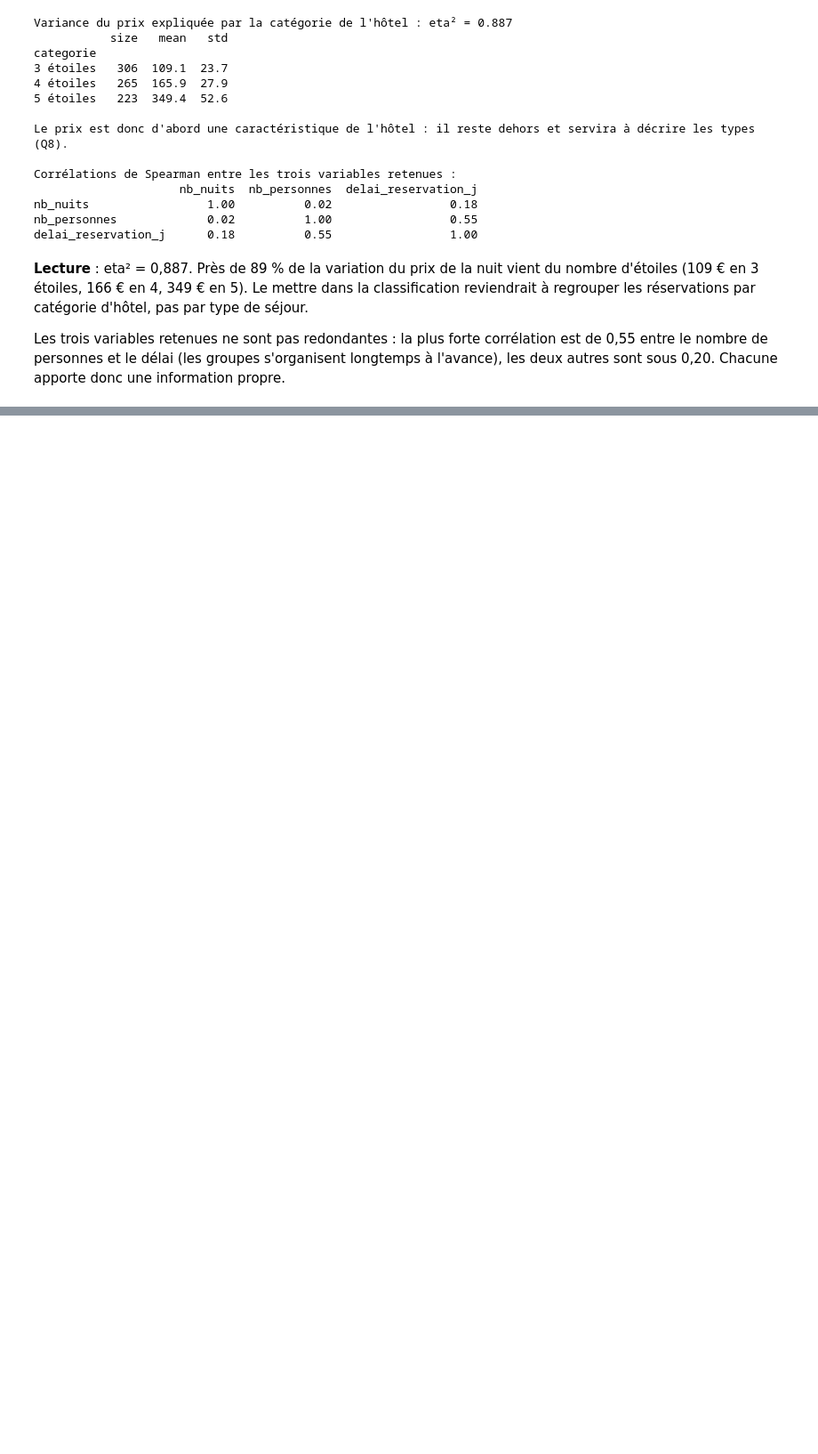
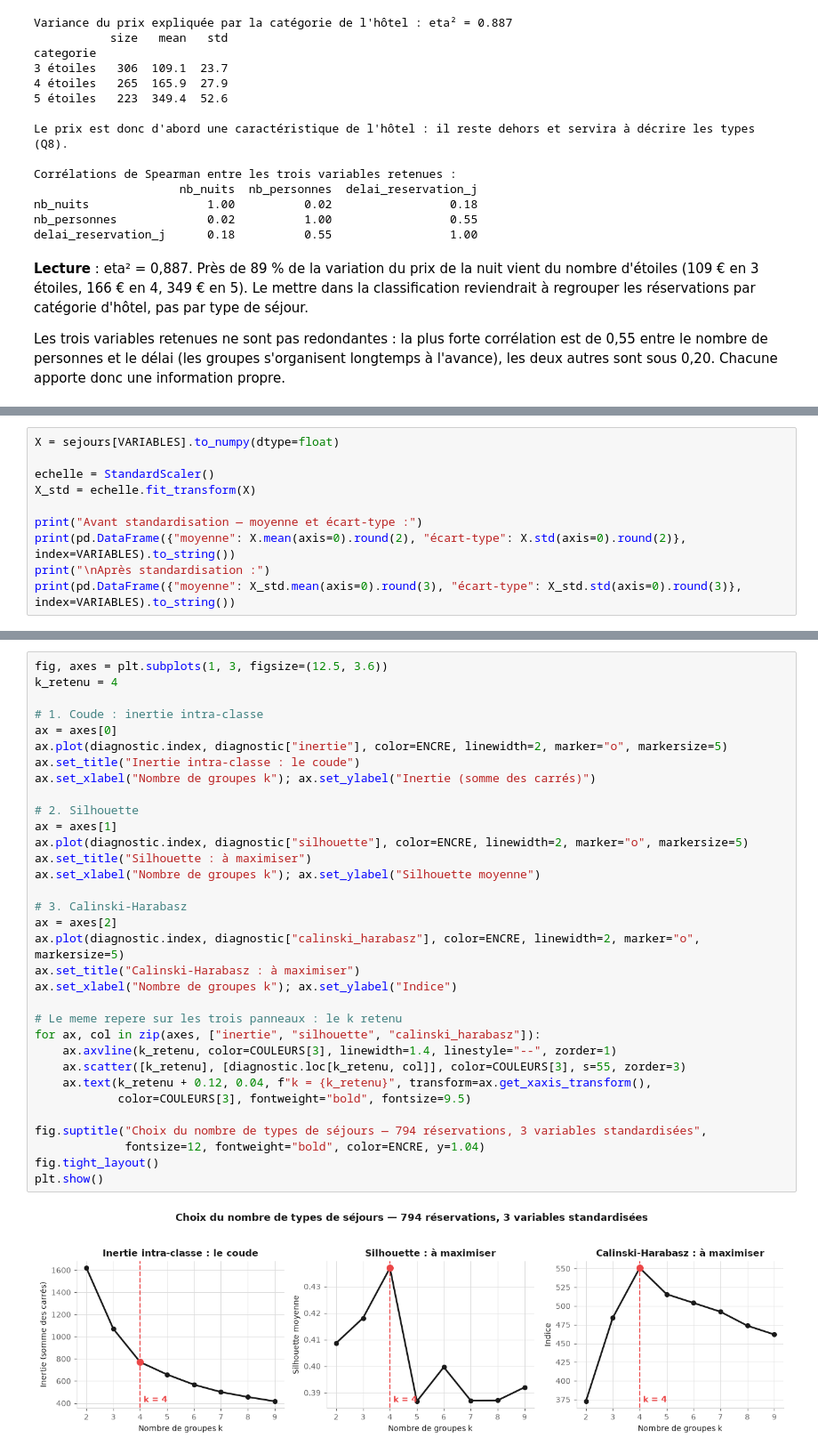
Before and after one commit to Wens10/PROJET-DATAMINING, a Jupyter notebook: notebooks/Q7.ipynb, the cells around one changed output, grey strips where cells are left out. Shown at 89% size. Drawn from its saved outputs; the diff is of its cells as text; blank space fills up the shorter version.

Commit message:
Q7 : choix du nombre de groupes par quatre critères convergents
Coude, silhouette, Calinski-Harabasz et Davies-Bouldin désignent tous k = 4,
et aucun ne désigne 3, le nombre de segments déclarés.

```diff
--- a/notebooks/Q7.ipynb
+++ b/notebooks/Q7.ipynb
@@ -152,0 +169,10 @@ apporte donc une information propre.
+# %%
+X = sejours[VARIABLES].to_numpy(dtype=float)
+
+echelle = StandardScaler()
+X_std = echelle.fit_transform(X)
+
+print("Avant standardisation — moyenne et écart-type :")
+print(pd.DataFrame({"moyenne": X.mean(axis=0).round(2), "écart-type": X.std(axis=0).round(2)}, index=VARIABLES).to_string())
+print("\nAprès standardisation :")
+print(pd.DataFrame({"moyenne": X_std.mean(axis=0).round(3), "écart-type": X_std.std(axis=0).round(3)}, index=VARIABLES).to_string())
@@ -152,0 +240,35 @@ apporte donc une information propre.
+# %%
+fig, axes = plt.subplots(1, 3, figsize=(12.5, 3.6))
+k_retenu = 4
+
+# 1. Coude : inertie intra-classe
+ax = axes[0]
+ax.plot(diagnostic.index, diagnostic["inertie"], color=ENCRE, linewidth=2, marker="o", markersize=5)
+ax.set_title("Inertie intra-classe : le coude")
+ax.set_xlabel("Nombre de groupes k"); ax.set_ylabel("Inertie (somme des carrés)")
+
+# 2. Silhouette
+ax = axes[1]
+ax.plot(diagnostic.index, diagnostic["silhouette"], color=ENCRE, linewidth=2, marker="o", markersize=5)
+ax.set_title("Silhouette : à maximiser")
+ax.set_xlabel("Nombre de groupes k"); ax.set_ylabel("Silhouette moyenne")
+
+# 3. Calinski-Harabasz
+ax = axes[2]
+ax.plot(diagnostic.index, diagnostic["calinski_harabasz"], color=ENCRE, linewidth=2, marker="o", markersize=5)
+ax.set_title("Calinski-Harabasz : à maximiser")
+ax.set_xlabel("Nombre de groupes k"); ax.set_ylabel("Indice")
+
+# Le meme repere sur les trois panneaux : le k retenu
+for ax, col in zip(axes, ["inertie", "silhouette", "calinski_harabasz"]):
+    ax.axvline(k_retenu, color=COULEURS[3], linewidth=1.4, linestyle="--", zorder=1)
+    ax.scatter([k_retenu], [diagnostic.loc[k_retenu, col]], color=COULEURS[3], s=55, zorder=3)
+    ax.text(k_retenu + 0.12, 0.04, f"k = {k_retenu}", transform=ax.get_xaxis_transform(),
+            color=COULEURS[3], fontweight="bold", fontsize=9.5)
+
+fig.suptitle("Choix du nombre de types de séjours — 794 réservations, 3 variables standardisées",
+             fontsize=12, fontweight="bold", color=ENCRE, y=1.04)
+fig.tight_layout()
+plt.show()
+# %% [output]
+[figure, added]
```
Also changed, not shown: parts of 5 cells of this notebook.
